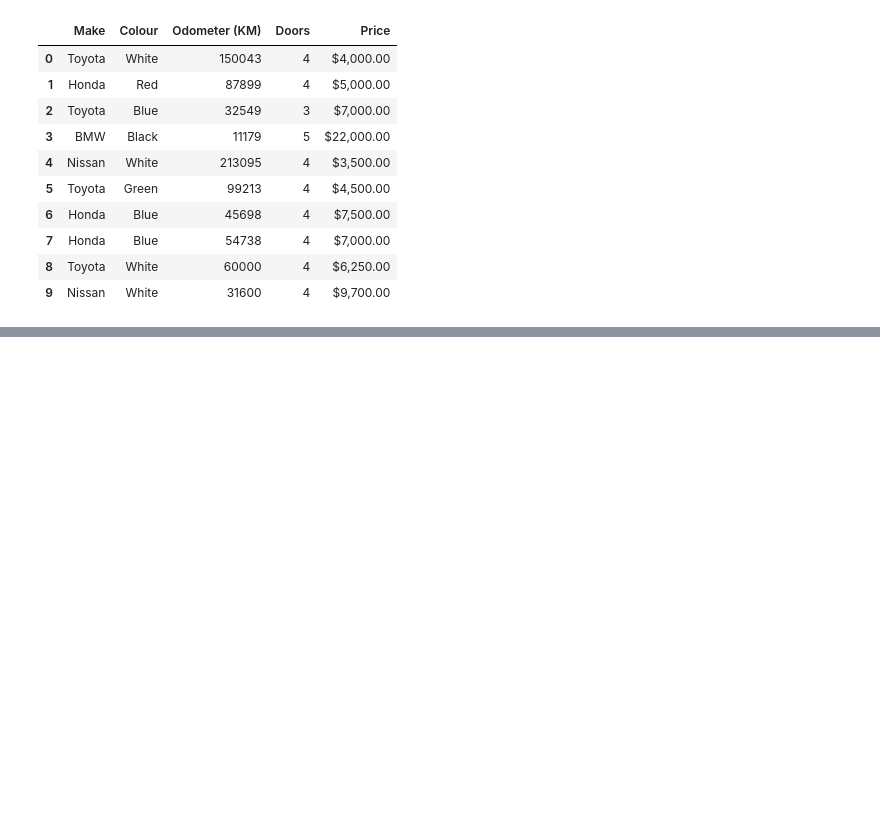
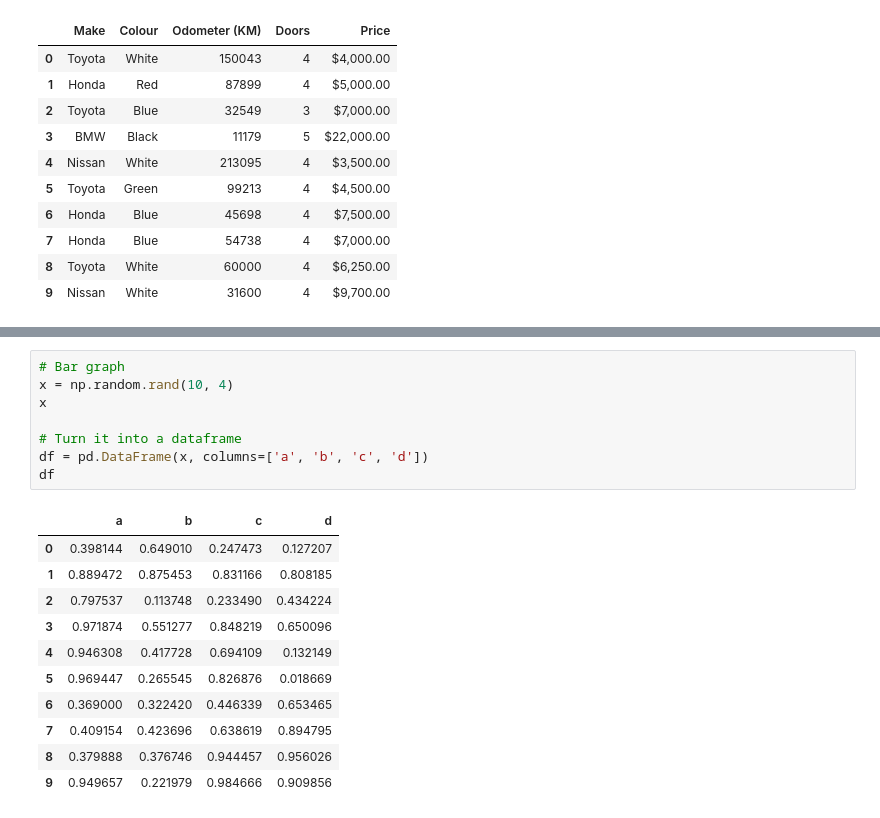
Before and after one commit to Axl11475581/Projects-Folder, a Jupyter notebook: Data Science & Machine Learning/Matplotlib/Introduction-to-matplotlib.ipynb, the cells around one changed output, grey strips where cells are left out. Saved outputs shown, nothing was run; the diff lists cells and outputs as text; blank space fills up the shorter version.

```diff
--- a/Data Science & Machine Learning/Matplotlib/Introduction-to-matplotlib.ipynb
+++ b/Data Science & Machine Learning/Matplotlib/Introduction-to-matplotlib.ipynb
@@ -291,0 +291,20 @@ car_sales.plot(x = "Odometer (KM)", y = "Price", kind = "scatter")
+# %%
+# Bar graph
+x = np.random.rand(10, 4)
+x
+
+# Turn it into a dataframe
+df = pd.DataFrame(x, columns=['a', 'b', 'c', 'd'])
+df
+# %% [output]
+|  | a | b | c | d |
+| 0 | 0.398144 | 0.649010 | 0.247473 | 0.127207 |
+| 1 | 0.889472 | 0.875453 | 0.831166 | 0.808185 |
+| 2 | 0.797537 | 0.113748 | 0.233490 | 0.434224 |
+| 3 | 0.971874 | 0.551277 | 0.848219 | 0.650096 |
+| 4 | 0.946308 | 0.417728 | 0.694109 | 0.132149 |
+| 5 | 0.969447 | 0.265545 | 0.826876 | 0.018669 |
+| 6 | 0.369000 | 0.322420 | 0.446339 | 0.653465 |
+| 7 | 0.409154 | 0.423696 | 0.638619 | 0.894795 |
+| 8 | 0.379888 | 0.376746 | 0.944457 | 0.956026 |
+| 9 | 0.949657 | 0.221979 | 0.984666 | 0.909856 |
```
Also changed, not shown: parts of 17 cells of this notebook.
